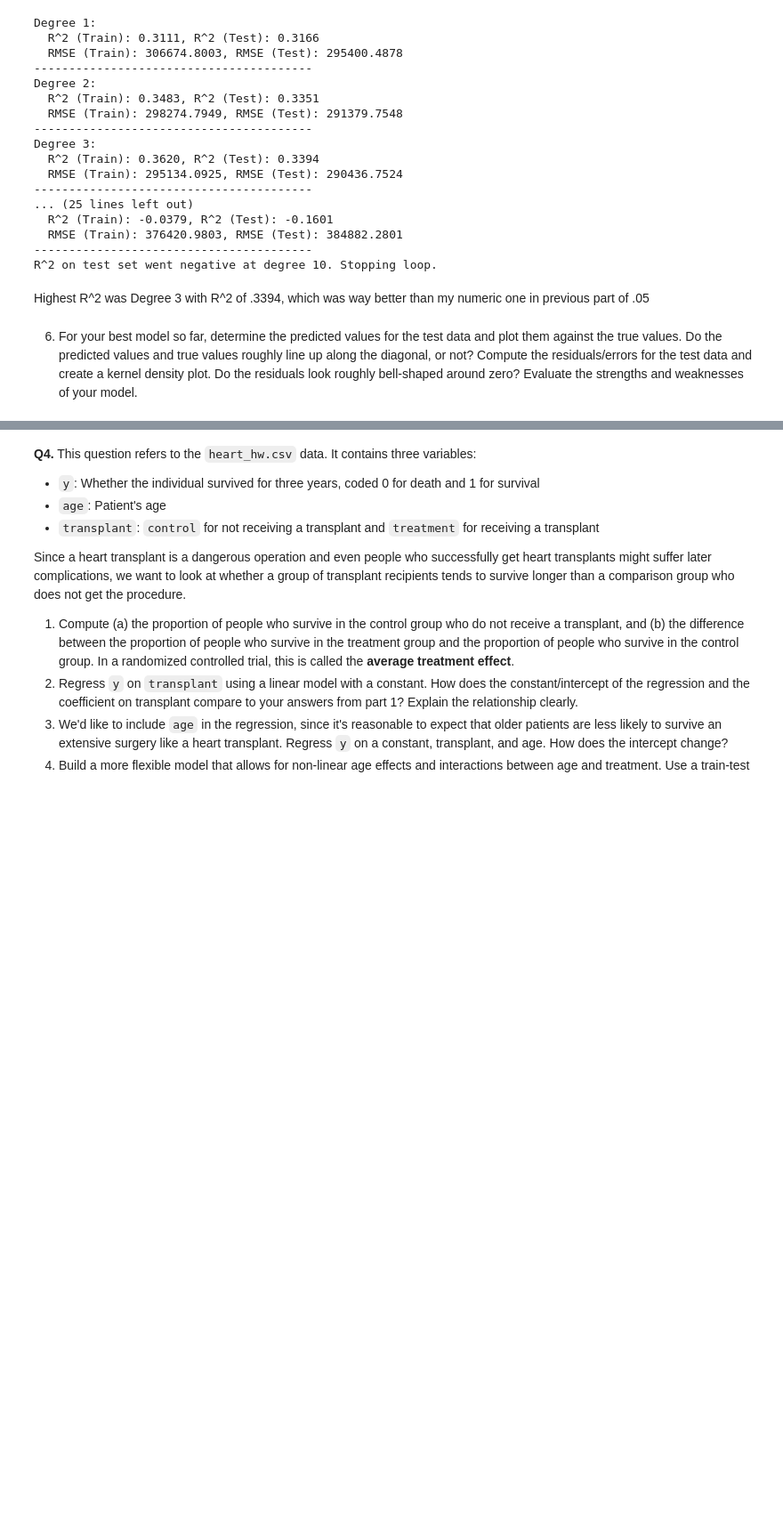
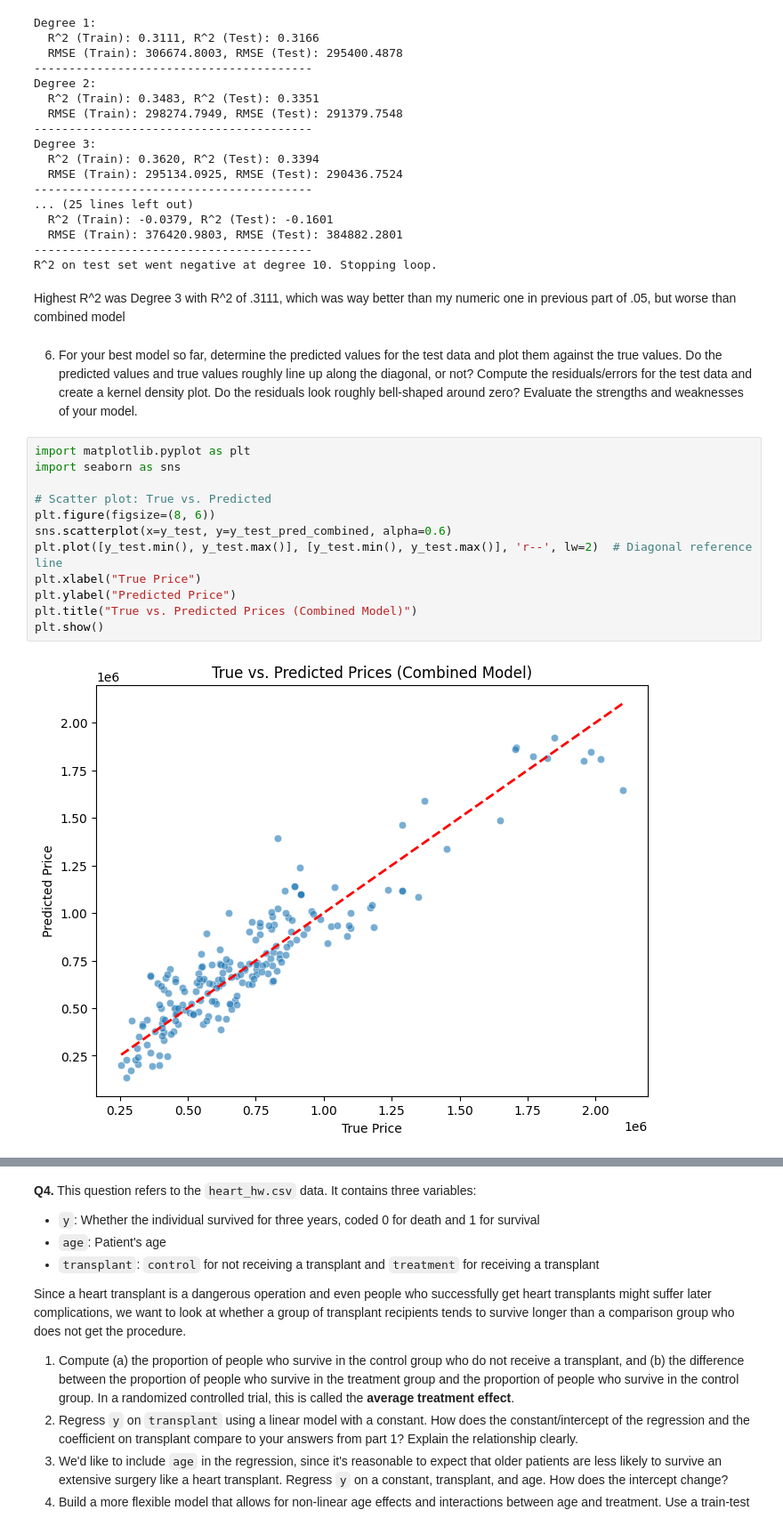
Before and after one commit to isaactabor21/linearModels, a Jupyter notebook: assignment/assignment.ipynb, the cells around one changed output, grey strips where cells are left out. Shown: that part at 89% size. Cells and saved outputs as stored; diff of their text form; blank space fills up the shorter version.

```diff
--- a/assignment/assignment.ipynb
+++ b/assignment/assignment.ipynb
@@ -567,10 +568,24 @@ Degree 3:
 ----------------------------------------
 R^2 on test set went negative at degree 10. Stopping loop.
 # %% [markdown]
-Highest R^2 was Degree 3 with R^2 of .3394, which was way better than my numeric one in previous part of .05
+Highest R^2 was Degree 3 with R^2 of .3111, which was way better than my numeric one in previous part of .05, but worse than combined model
 # %% [markdown]
 
 
 
 
   6. For your best model so far, determine the predicted values for the test data and plot them against the true values. Do the predicted values and true values roughly line up along the diagonal, or not? Compute the residuals/errors for the test data and create a kernel density plot. Do the residuals look roughly bell-shaped around zero? Evaluate the strengths and weaknesses of your model.
+# %%
+import matplotlib.pyplot as plt
+import seaborn as sns
+
+# Scatter plot: True vs. Predicted
+plt.figure(figsize=(8, 6))
+sns.scatterplot(x=y_test, y=y_test_pred_combined, alpha=0.6)
+plt.plot([y_test.min(), y_test.max()], [y_test.min(), y_test.max()], 'r--', lw=2)  # Diagonal reference line
+plt.xlabel("True Price")
+plt.ylabel("Predicted Price")
+plt.title("True vs. Predicted Prices (Combined Model)")
+plt.show()
+# %% [output]
+[figure, added]
```
Also changed, not shown: parts of 6 cells of this notebook.
